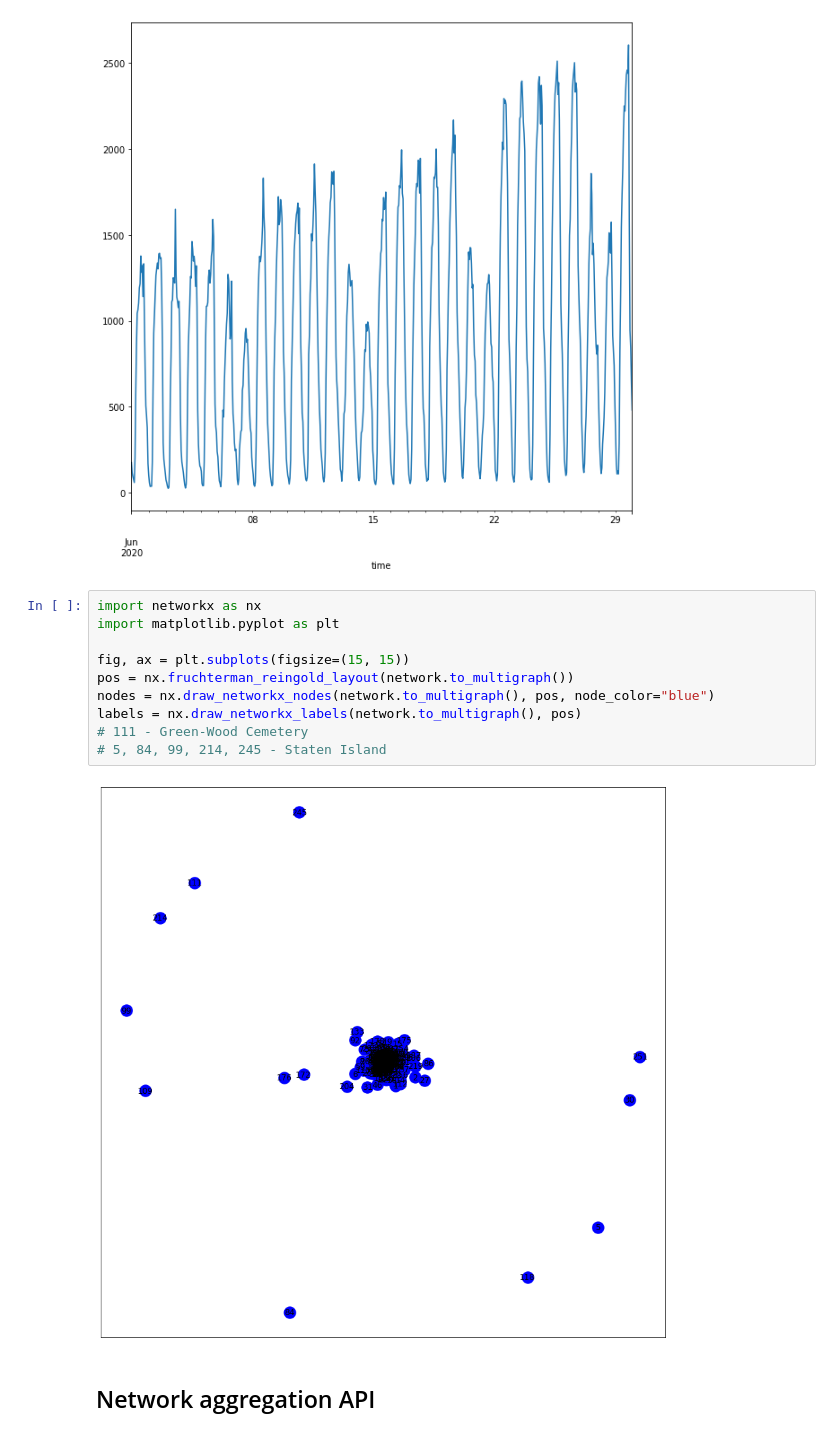
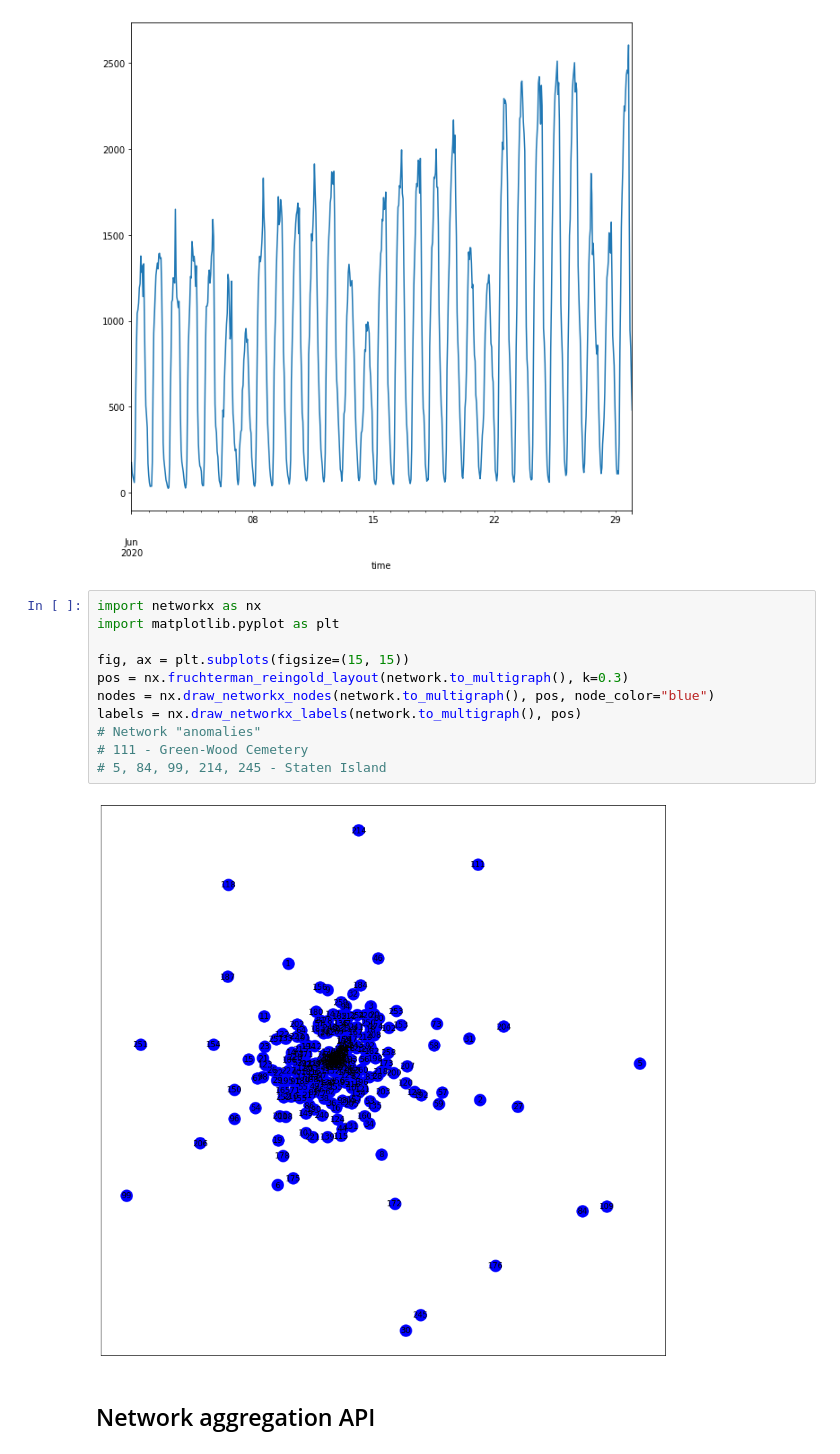
Before and after one commit to yuribogomolov/sttn, a Jupyter notebook: notebooks/nyc_taxi_demo.ipynb, the cells around one changed output. Drawn from its saved outputs; the diff is of its cells as text.

```diff
--- a/notebooks/nyc_taxi_demo.ipynb
+++ b/notebooks/nyc_taxi_demo.ipynb
@@ -31,15 +33,16 @@ network.edges_df.resample('1h', on='time').passenger_count.sum().plot(figsize=(1
 # %%
 import networkx as nx
 import matplotlib.pyplot as plt
 
 fig, ax = plt.subplots(figsize=(15, 15))
-pos = nx.fruchterman_reingold_layout(network.to_multigraph())
+pos = nx.fruchterman_reingold_layout(network.to_multigraph(), k=0.3)
 nodes = nx.draw_networkx_nodes(network.to_multigraph(), pos, node_color="blue")
 labels = nx.draw_networkx_labels(network.to_multigraph(), pos)
+# Network "anomalies"
 # 111 - Green-Wood Cemetery
 # 5, 84, 99, 214, 245 - Staten Island
 # %% [output]
-[figure, old version]
+[figure, new version]
 # %% [markdown]
 ## Network aggregation API
 # %% [markdown]
```
Also changed, not shown: parts of 3 cells of this notebook.
